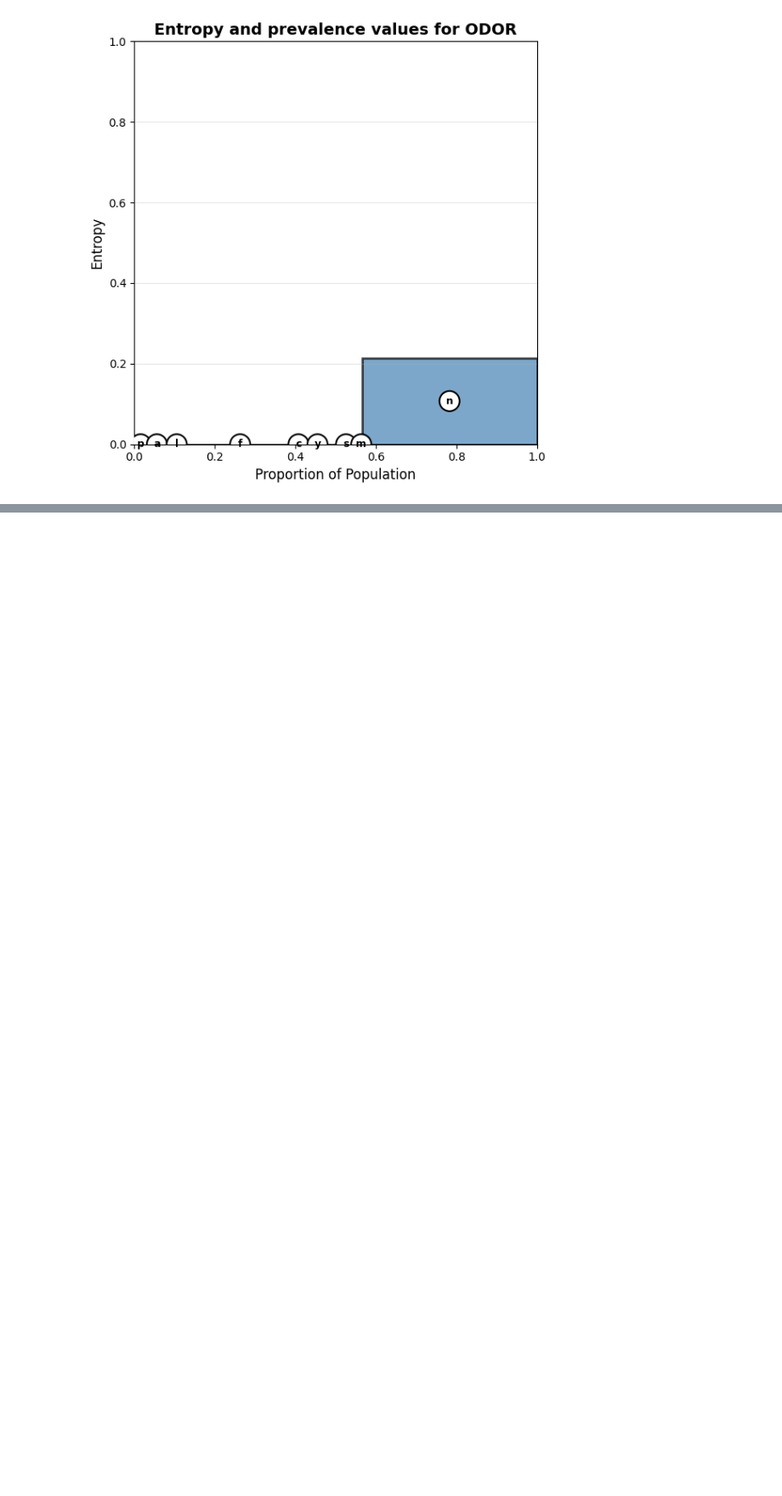
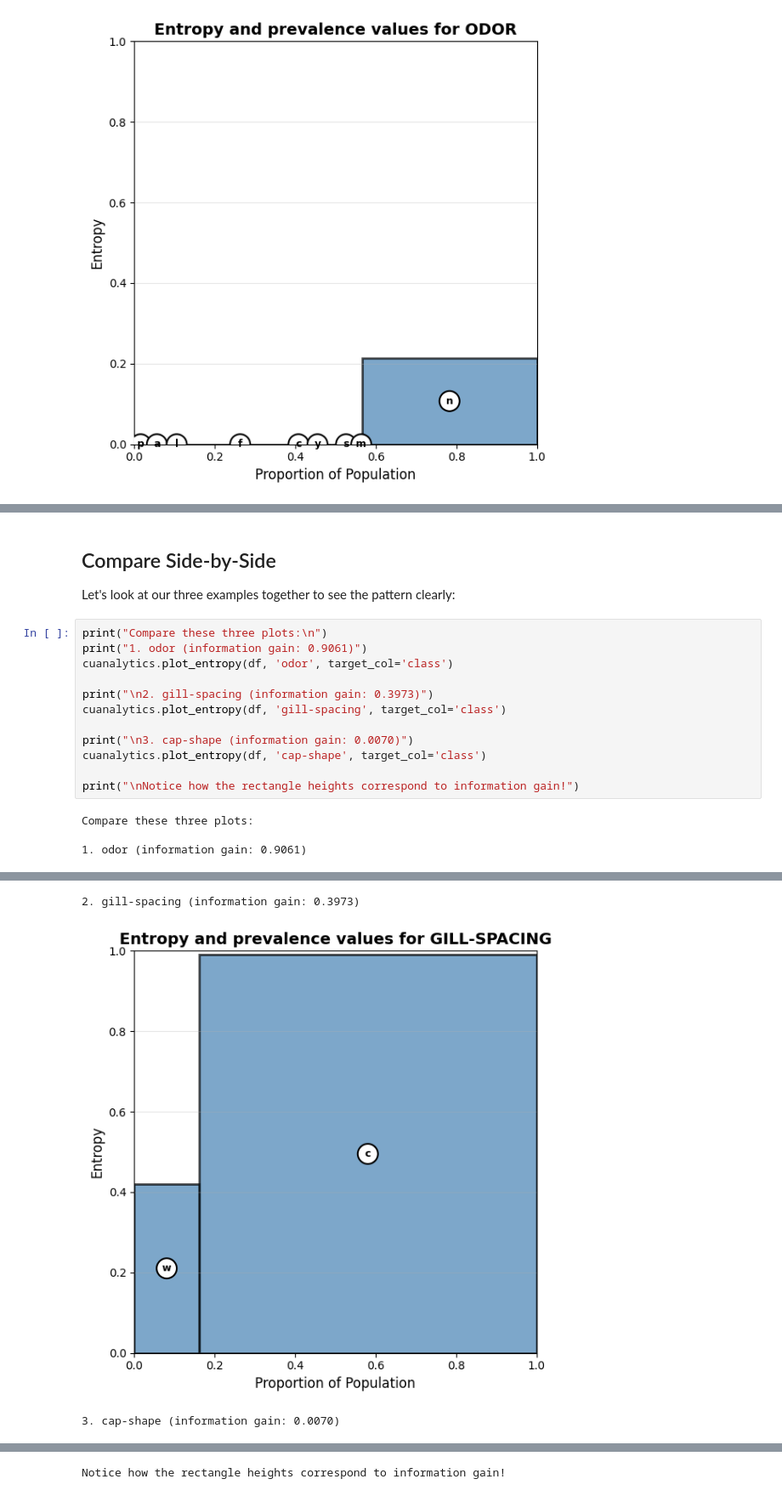
Before and after one commit to jdelano/CUAnalytics, a Jupyter notebook: examples/03_visualizing_entropy.ipynb, the cells around one changed output, grey strips where cells are left out. Shown at 85% size. Cells and saved outputs as stored; diff of their text form; blank space fills up the shorter version.

```diff
--- a/examples/03_visualizing_entropy.ipynb
+++ b/examples/03_visualizing_entropy.ipynb
@@ -33,0 +130,20 @@ cuanalytics.plot_entropy(df, 'odor', target_col='class')
+# %% [markdown]
+## Compare Side-by-Side
+
+Let's look at our three examples together to see the pattern clearly:
+# %%
+print("Compare these three plots:\n")
+print("1. odor (information gain: 0.9061)")
+cuanalytics.plot_entropy(df, 'odor', target_col='class')
+
+print("\n2. gill-spacing (information gain: 0.3973)")
+cuanalytics.plot_entropy(df, 'gill-spacing', target_col='class')
+
+print("\n3. cap-shape (information gain: 0.0070)")
+cuanalytics.plot_entropy(df, 'cap-shape', target_col='class')
+
+print("\nNotice how the rectangle heights correspond to information gain!")
+# %% [output]
+Compare these three plots:
+
+1. odor (information gain: 0.9061)
@@ -33,0 +151,3 @@ cuanalytics.plot_entropy(df, 'odor', target_col='class')
+2. gill-spacing (information gain: 0.3973)
+[figure, added]
+3. cap-shape (information gain: 0.0070)
@@ -33,0 +155 @@ cuanalytics.plot_entropy(df, 'odor', target_col='class')
+Notice how the rectangle heights correspond to information gain!
```
Also changed, not shown: parts of 18 cells of this notebook, 17 other files.
